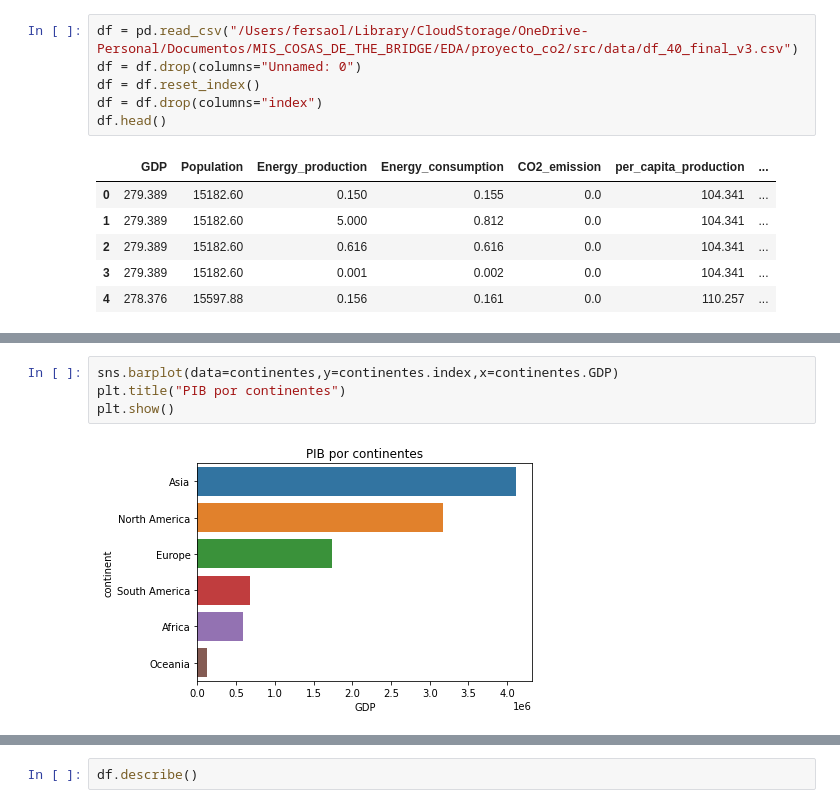
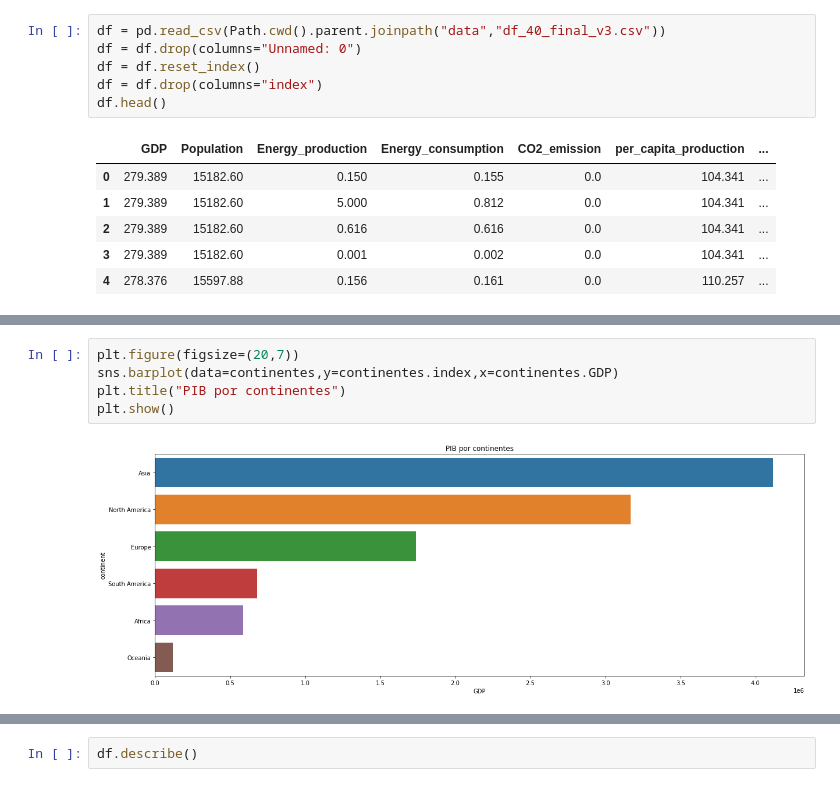
Before and after one commit to fersaol/co2_Exploratory_Data_Analysis, a Jupyter notebook: src/notebooks/analisis_co2_2.ipynb, the cells around one changed output, grey strips where cells are left out. Saved outputs shown, nothing was run; the diff lists cells and outputs as text.

```diff
--- a/src/notebooks/analisis_co2_2.ipynb
+++ b/src/notebooks/analisis_co2_2.ipynb
@@ -6,5 +7,5 @@ import numpy as np
 # %%
-df = pd.read_csv("/Users/fersaol/Library/CloudStorage/OneDrive-Personal/Documentos/MIS_COSAS_DE_THE_BRIDGE/EDA/proyecto_co2/src/data/df_40_final_v3.csv")
+df = pd.read_csv(Path.cwd().parent.joinpath("data","df_40_final_v3.csv"))
 df = df.drop(columns="Unnamed: 0")
 df = df.reset_index()
 df = df.drop(columns="index")
@@ -29,9 +30,10 @@ continentes.head()
 | South America | 681707.132 | 5.125642e+07 | 785.215 | 584.933 | 24671.763 | 45860.499 | ... |
 | Africa | 586790.113 | 5.948044e+07 | 1360.192 | 636.192 | 40683.714 | 68727.270 | ... |
 # %%
+plt.figure(figsize=(20,7))
 sns.barplot(data=continentes,y=continentes.index,x=continentes.GDP)
 plt.title("PIB por continentes")
 plt.show()
 # %% [output]
-[figure, old version]
+[figure, new version]
 # %%
```
Also changed, not shown: parts of 4 cells of this notebook, 2 other files.
